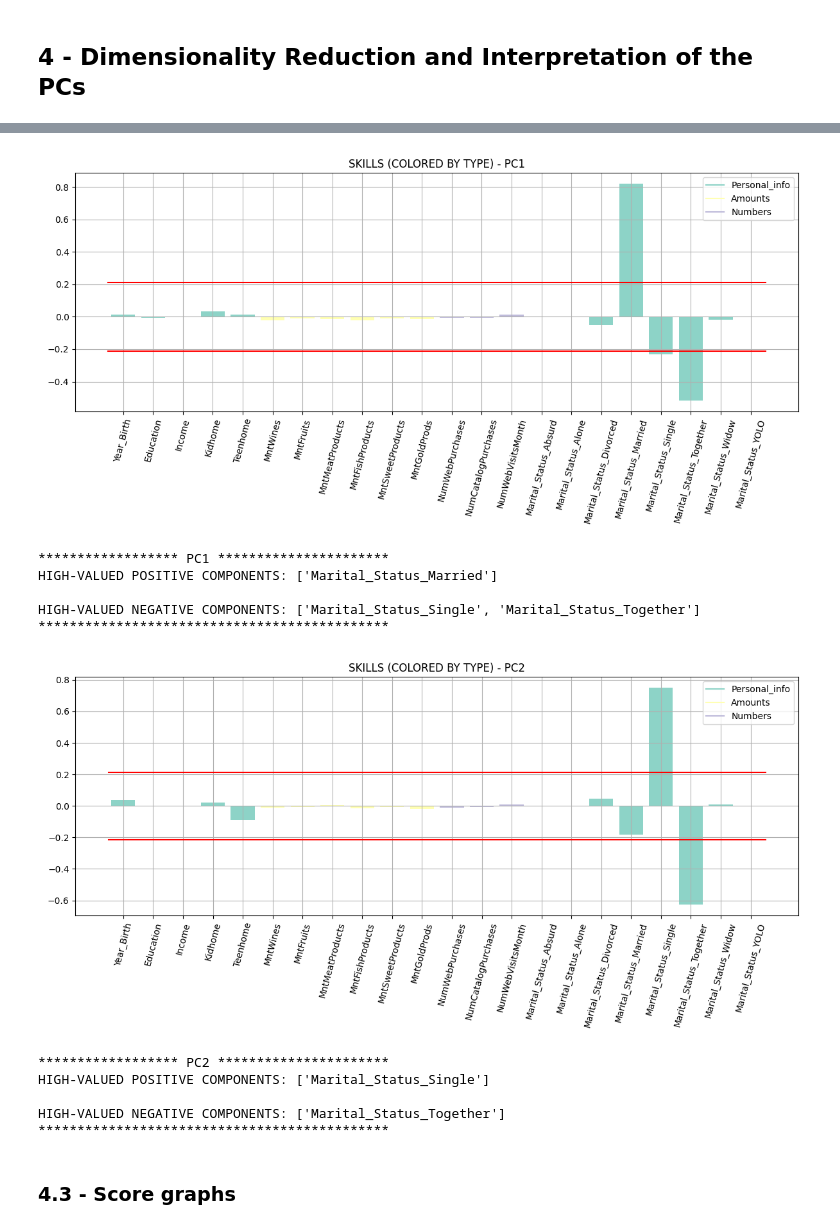
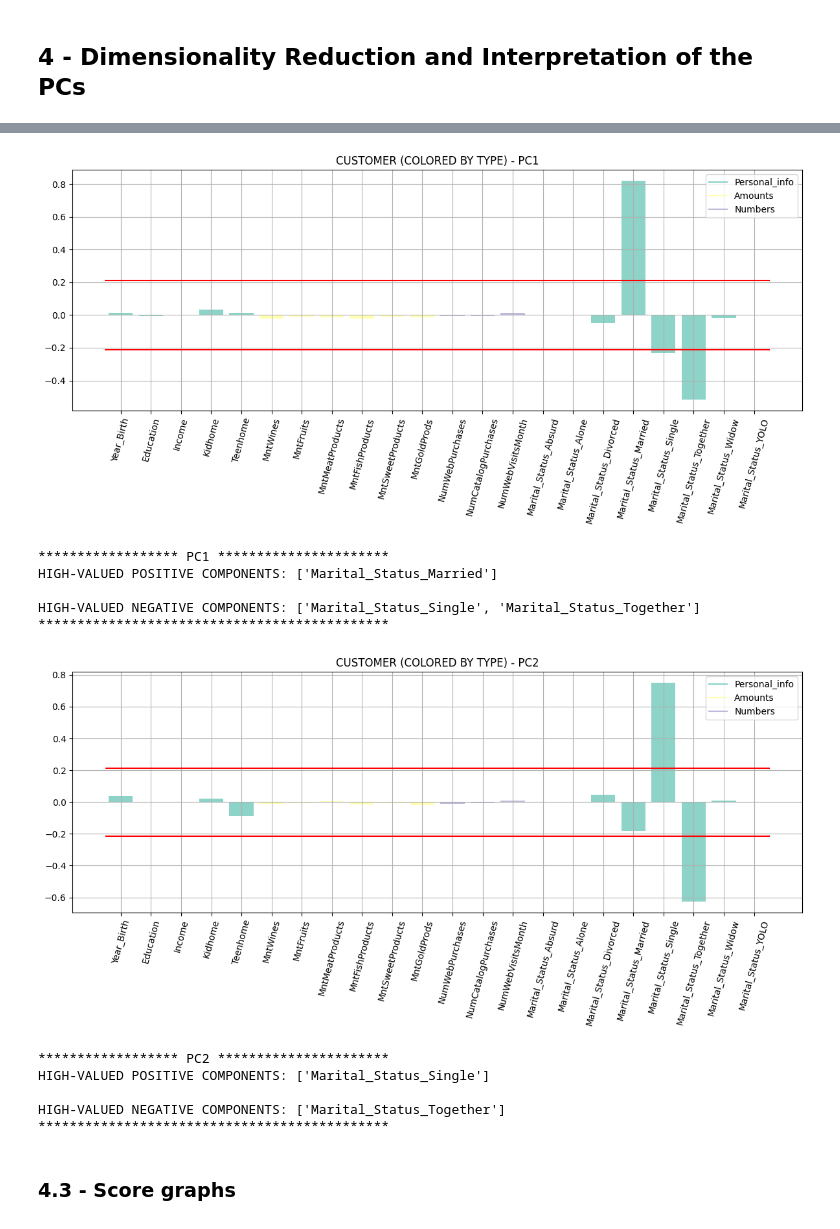
Before and after one commit to MazzariniTommaso/PCA_Customer_Analysis, a Jupyter notebook: MazzariniPisanu.ipynb, the cells around one changed output, grey strips where cells are left out. Drawn from its saved outputs; the diff is of its cells as text; code cells hidden in the pictures.

```diff
--- a/MazzariniPisanu.ipynb
+++ b/MazzariniPisanu.ipynb
@@ -648,7 +699,7 @@ from matplotlib.lines import Line2D
 # DEFINE EPSILON
 eps = np.sqrt(1 / pca_std.n_features_)
 
-# DEFINE THE LIST OF SKILL COLORS W.R.T. THE SKILL TYPES AND THE SKILL CATEGORIES
+# DEFINE THE LIST OF CUSTOMER COLORS W.R.T. THE CUSTOMER TYPES AND THE CUSTOMER CATEGORIES
 cat_color = [feature_cat_df.loc[feature_cat_df['category'] == s]['color'].values[0] for s in feature_cat_df['category']]
 
 # MAKE A CUSTOM LEGEND
@@ -667,13 +718,13 @@ for ii in range(m_std):
     plt.xticks(ticks=np.arange(pca_std.n_features_),
                labels= features,
                rotation=75)
-    plt.title(f'SKILLS (COLORED BY TYPE) - PC{ii + 1}')
+    plt.title(f'CUSTOMER (COLORED BY TYPE) - PC{ii + 1}')
     plt.legend(cat_colors_legend, [k for k in cat_colors.keys()])
     plt.grid()
     plt.tight_layout()
     plt.show()
 
-    # THE SELECTION OF THE SKILLS WITH CONTRIBUTE GREATER THAN THE THRESHOLD
+    # THE SELECTION OF THE CUSTOMER WITH CONTRIBUTE GREATER THAN THE THRESHOLD
     ind_great_pos_PCii = np.argwhere(pca_std.components_[ii, :] >= eps).flatten()
     ind_great_neg_PCii = np.argwhere(pca_std.components_[ii, :] <= -eps).flatten()
 
@@ -710,7 +764,7 @@ pc_names_std = ['Kid product views(-) VS High spending (+)',
 # DEFINE EPSILON
 eps = np.sqrt(1 / pca_mm.n_features_)
 
-# DEFINE THE LIST OF SKILL COLORS W.R.T. THE SKILL TYPES AND THE SKILL CATEGORIES
+# DEFINE THE LIST OF CUSTOMER COLORS W.R.T. THE CUSTOMER TYPES AND THE CUSTOMER CATEGORIES
 cat_color = [feature_cat_df.loc[feature_cat_df['category'] == s]['color'].values[0] for s in feature_cat_df['category']]
 
 # MAKE A CUSTOM LEGEND
@@ -718,44 +772,44 @@ cat_colors_legend = [Line2D([0], [0], color=cat_colors[k]) for k in cat_colors.k
 
 # FOR-CYCLE TO GENERALIZE THE PLOT COMMANDS
 for ii in range(m_mm):
-    # MAKE THE BARPLOT WITH SKILL TYPE COLORS
+    # MAKE THE BARPLOT WITH CUSTOMER TYPE COLORS
     plt.figure(figsize=(12, 6))
     plt.bar(np.arange(pca_mm.n_features_), pca_mm.components_[ii, :], color=cat_color)
     # --- RED LINE DENOTING THE THRESHOLD [-eps, +eps] -----------------
     plt.plot([-0.5, pca_mm.n_features_ - 0.5], [eps, eps], 'red')
     plt.plot([-0.5, pca_mm.n_features_ - 0.5], [-eps, -eps], 'red')
     # ------------------------------------------------------------------
     plt.xticks(ticks=np.arange(pca_mm.n_features_),
                labels= features,
                rotation=75)
-    plt.title(f'SKILLS (COLORED BY TYPE) - PC{ii + 1}')
+    plt.title(f'CUSTOMER (COLORED BY TYPE) - PC{ii + 1}')
     plt.legend(cat_colors_legend, [k for k in cat_colors.keys()])
     plt.grid()
     plt.tight_layout()
     plt.show()
 
-    # THE SELECTION OF THE SKILLS WITH CONTRIBUTE GREATER THAN THE THRESHOLD
+    # THE SELECTION OF THE CUSTOMER WITH CONTRIBUTE GREATER THAN THE THRESHOLD
     ind_great_pos_PCii = np.argwhere(pca_mm.components_[ii, :] >= eps).flatten()
     ind_great_neg_PCii = np.argwhere(pca_mm.components_[ii, :] <= -eps).flatten()
 
     great_pos_PCii = [features[i] for i in ind_great_pos_PCii]
     great_neg_PCii = [features[i] for i in ind_great_neg_PCii]
 
     print('')
     print(f'****************** PC{ii+1} **********************')
     print(f'HIGH-VALUED POSITIVE COMPONENTS: {great_pos_PCii}')
     print('')
     print(f'HIGH-VALUED NEGATIVE COMPONENTS: {great_neg_PCii}')
     print('*********************************************')
     print('')
 # %% [output]
-[figure, old version]
+[figure, new version]
 ****************** PC1 **********************
 HIGH-VALUED POSITIVE COMPONENTS: ['Marital_Status_Married']
 
 HIGH-VALUED NEGATIVE COMPONENTS: ['Marital_Status_Single', 'Marital_Status_Together']
 *********************************************
-[figure, old version]
+[figure, new version]
 ****************** PC2 **********************
 HIGH-VALUED POSITIVE COMPONENTS: ['Marital_Status_Single']
 
```
Also changed, not shown: parts of 34 cells of this notebook.
